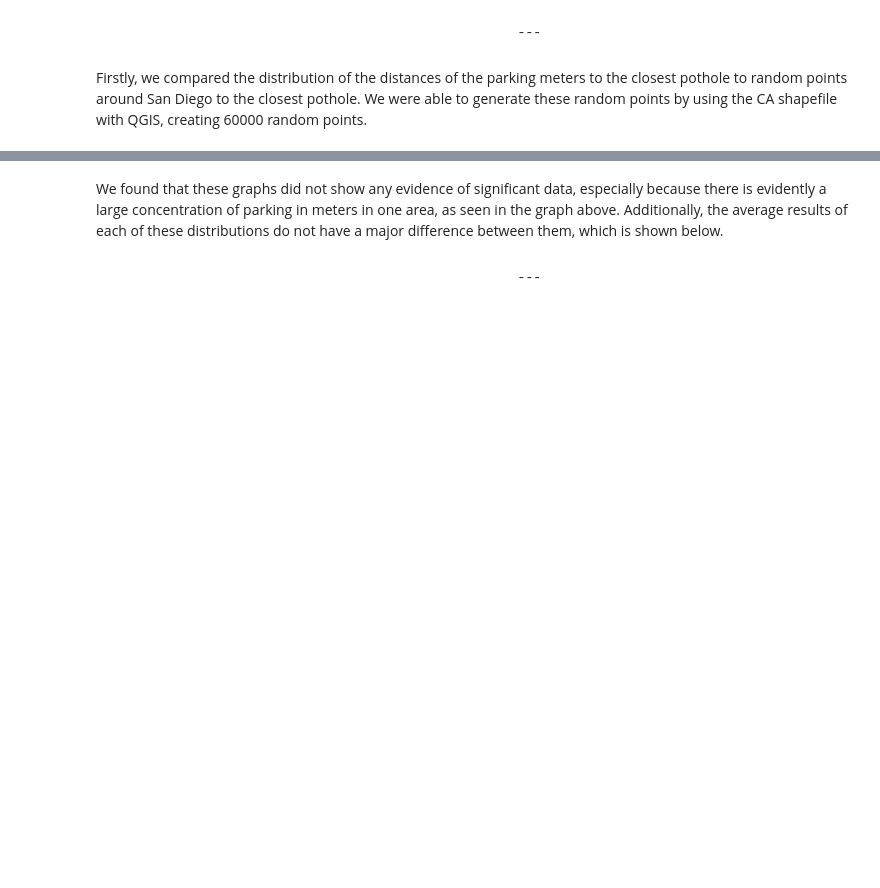
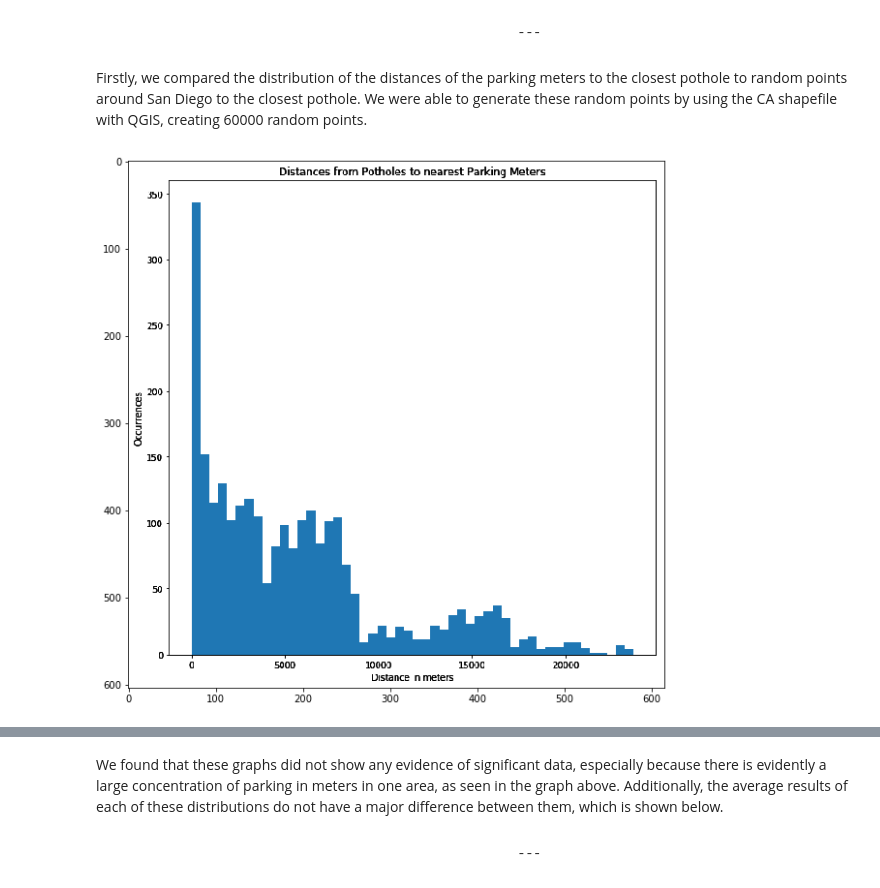
Before and after one commit to mac011/Pr_087, a Jupyter notebook: python_notebooks/Mags_FCopy.ipynb, the cells around one changed output, grey strips where cells are left out. Cells and saved outputs as stored; diff of their text form; code cells hidden in the pictures; blank space fills up the shorter version.

Commit message:
plots

```diff
--- a/python_notebooks/Mags_FCopy.ipynb
+++ b/python_notebooks/Mags_FCopy.ipynb
@@ -145,6 +171,12 @@ plt.ylabel('Occurrences')
 plt.show()
 plt.close()
 print('Mean:',np.mean(min_dists))
+# %%
+from scipy import misc
+plt.imshow(misc.imread("/Users/maggie/Desktop/COGS108/Pr_087/plots/Distances_From_Potholes_To_Nearest_Parking_Meters.png"))
+plt.show()
+# %% [output]
+[figure, added]
 # %%
 #Distances from Random Points to Parking Meters
 random_points = pd.read_csv('Pr_087/clean_data/randPoints6000.csv')
```
Also changed, not shown: parts of 7 cells of this notebook, 1 other file.
